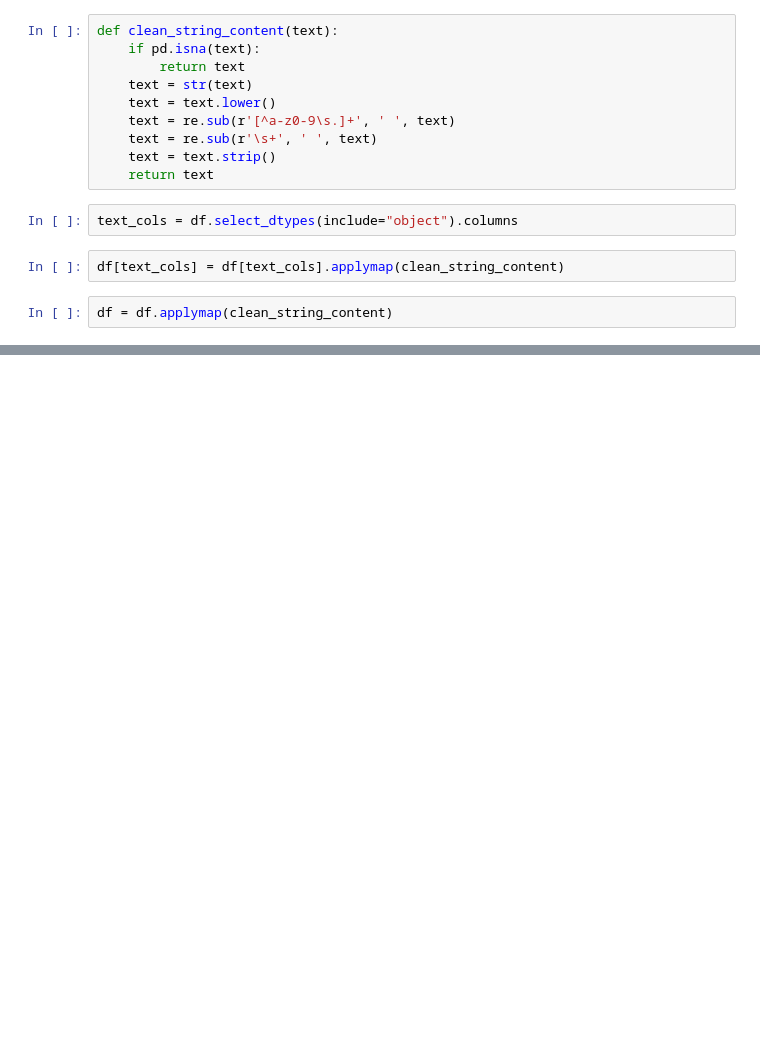
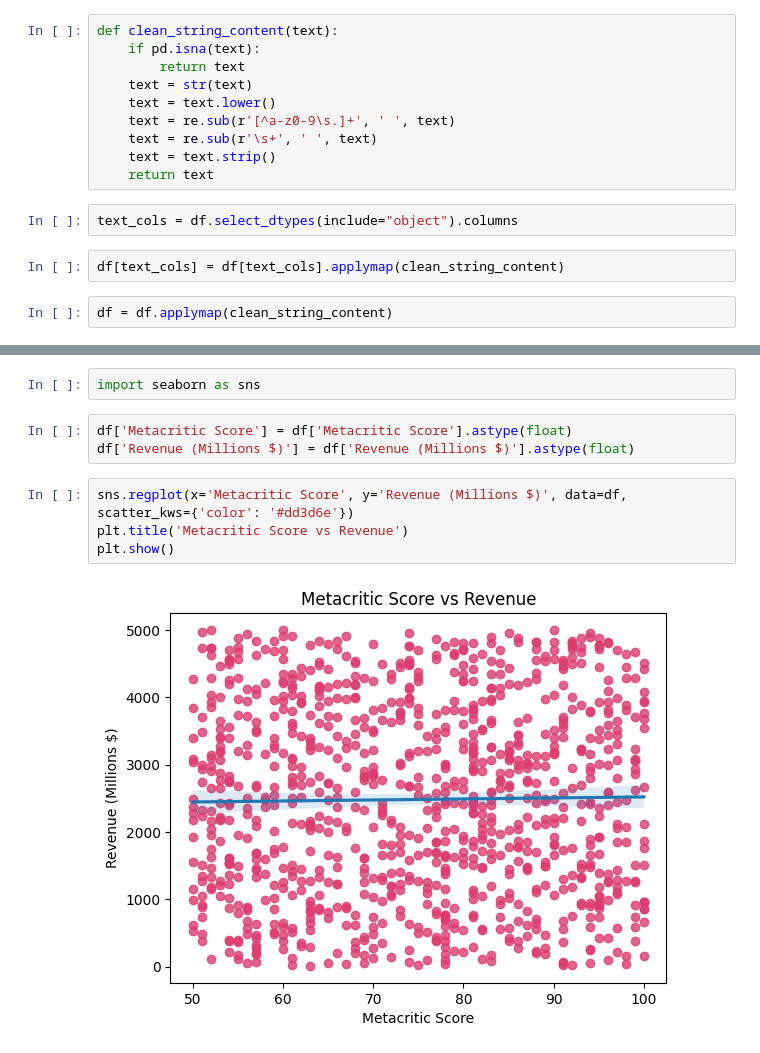
Before and after one commit to tomapasta/first_project, a Jupyter notebook: notebooks/data_clean_rui.ipynb, the cells around one changed output, grey strips where cells are left out. Cells and saved outputs as stored; diff of their text form; blank space fills up the shorter version.

```diff
--- a/notebooks/data_clean_rui.ipynb
+++ b/notebooks/data_clean_rui.ipynb
@@ -75,0 +125,11 @@ df.head()
+# %%
+import seaborn as sns
+# %%
+df['Metacritic Score'] = df['Metacritic Score'].astype(float)
+df['Revenue (Millions $)'] = df['Revenue (Millions $)'].astype(float)
+# %%
+sns.regplot(x='Metacritic Score', y='Revenue (Millions $)', data=df, scatter_kws={'color': '#dd3d6e'})
+plt.title('Metacritic Score vs Revenue')
+plt.show()
+# %% [output]
+[figure, added]
```
Also changed, not shown: parts of 19 cells of this notebook.
